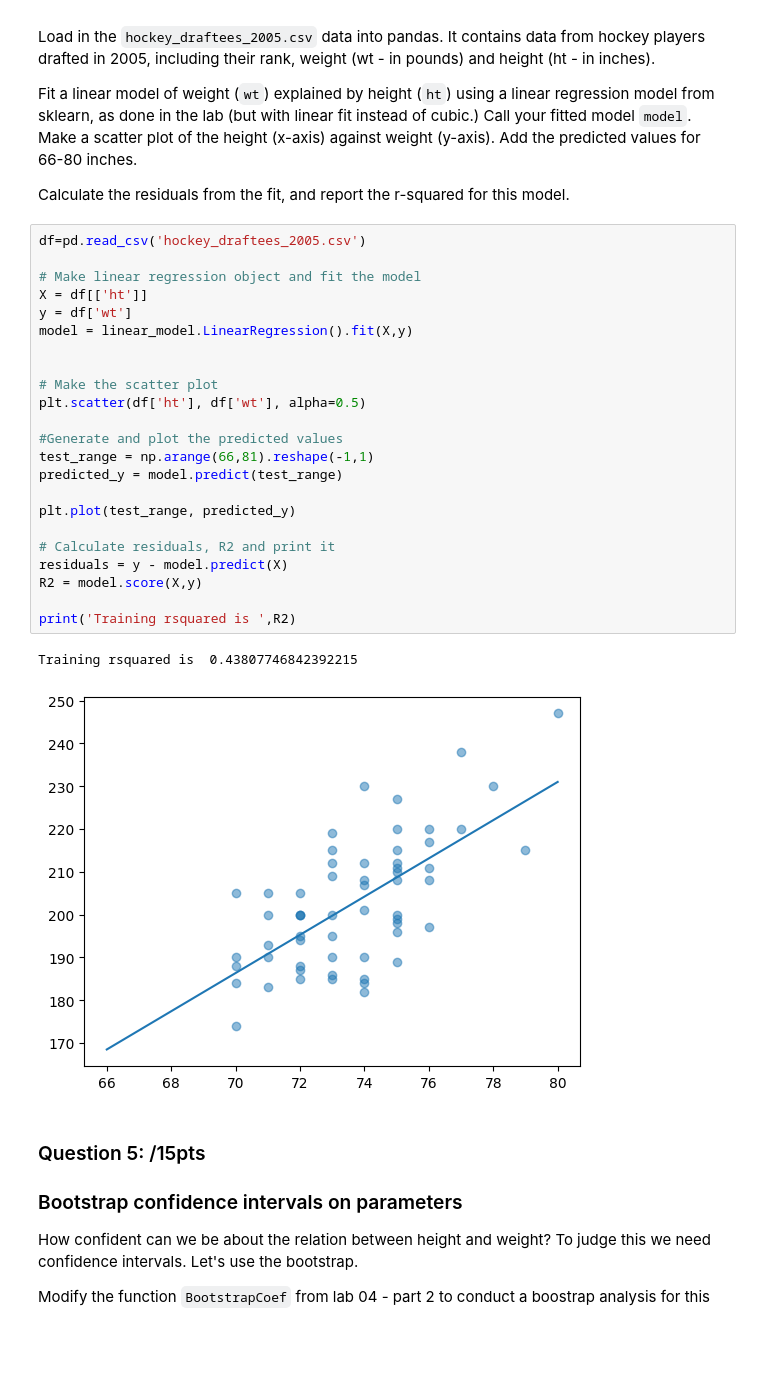
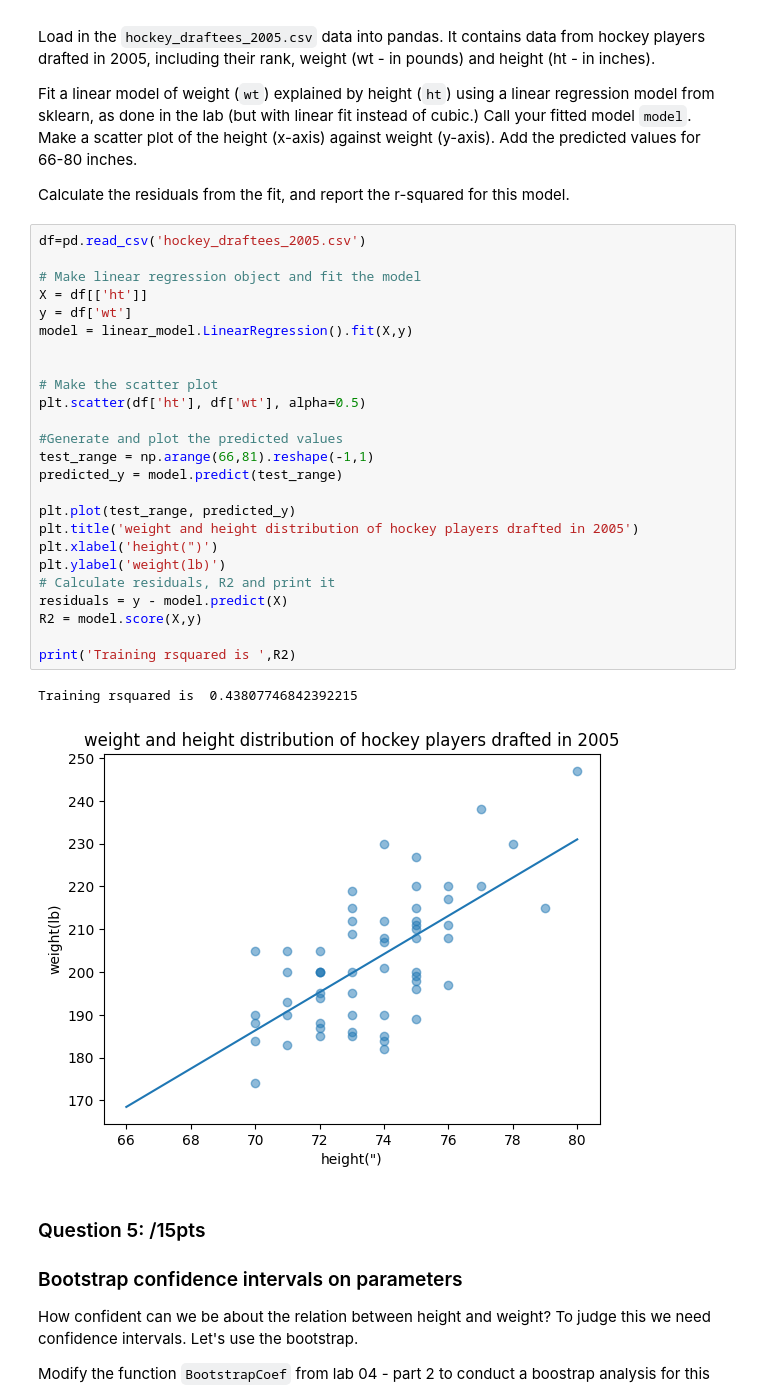
Before and after one commit to funkysung/Intro-to-machine-learning, a Jupyter notebook: assignment4/Assignment_4.ipynb, the cells around one changed output. Cells and saved outputs as stored; diff of their text form; blank space fills up the shorter version.

```diff
--- a/assignment4/Assignment_4.ipynb
+++ b/assignment4/Assignment_4.ipynb
@@ -148,29 +134,31 @@ Calculate the residuals from the fit, and report the r-squared for this model.
 # %%
 df=pd.read_csv('hockey_draftees_2005.csv')
 
 # Make linear regression object and fit the model
 X = df[['ht']]
 y = df['wt']
 model = linear_model.LinearRegression().fit(X,y)
 
 
 # Make the scatter plot
 plt.scatter(df['ht'], df['wt'], alpha=0.5)
 
 #Generate and plot the predicted values
 test_range = np.arange(66,81).reshape(-1,1)
 predicted_y = model.predict(test_range)
 
 plt.plot(test_range, predicted_y)
-
+plt.title('weight and height distribution of hockey players drafted in 2005')
+plt.xlabel('height(")')
+plt.ylabel('weight(lb)')
 # Calculate residuals, R2 and print it
 residuals = y - model.predict(X)
 R2 = model.score(X,y)
 
 print('Training rsquared is ',R2)
 # %% [output]
 Training rsquared is  0.43807746842392215
-[figure, old version]
+[figure, new version]
 # %% [markdown]
 ### Question 5:  /15pts
 ### Bootstrap confidence intervals on parameters
```
Also changed, not shown: parts of 5 cells of this notebook.
